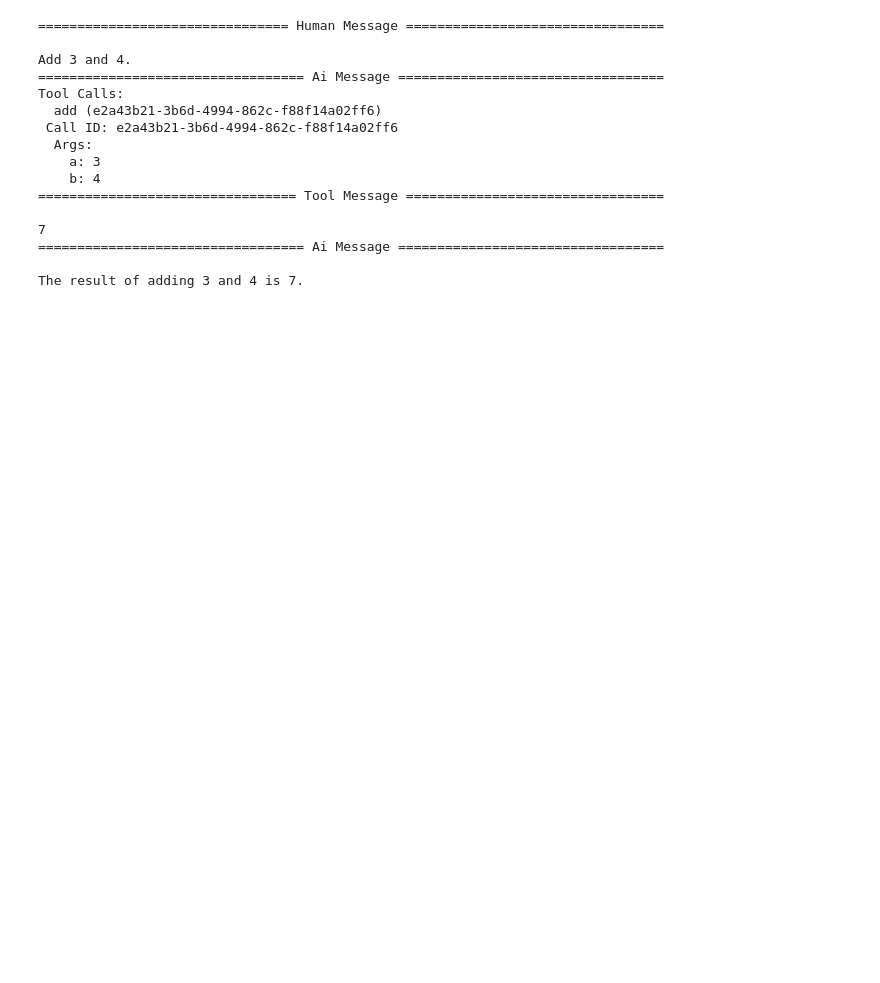
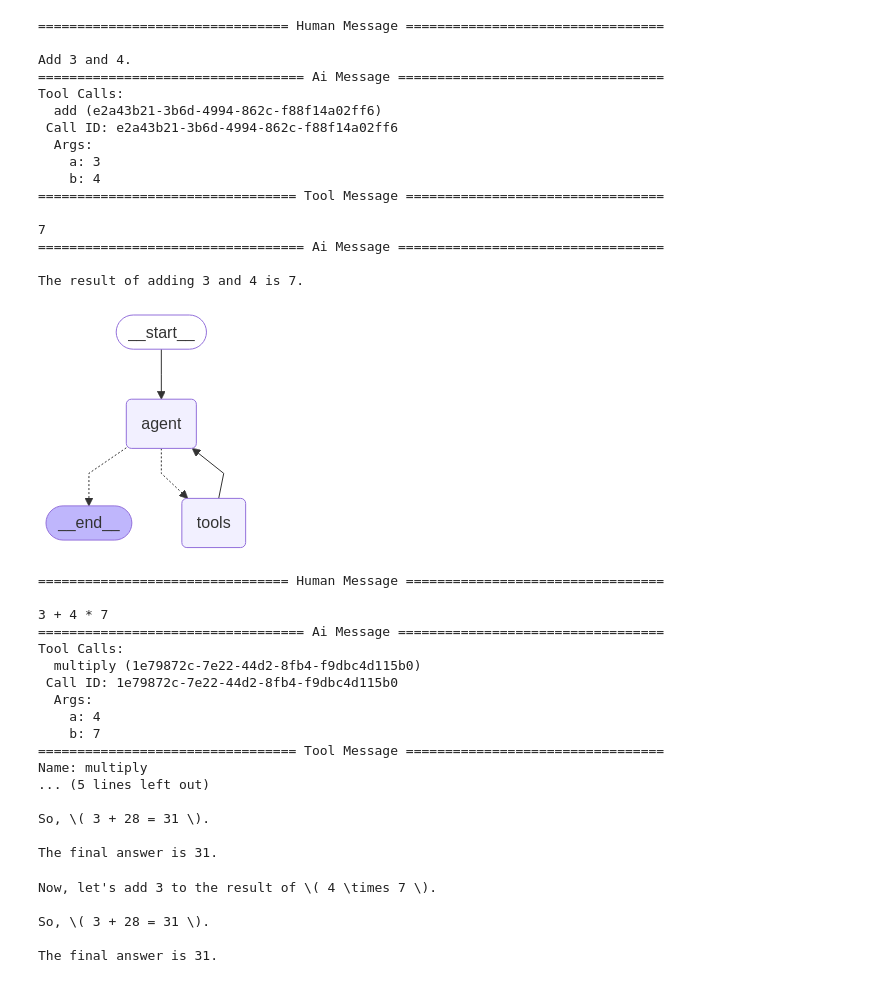
Before and after one commit to yeesem/LangGraph-AI-Agent, a Jupyter notebook: Workflow and Agent.ipynb, the cells around one changed output. Saved outputs shown, nothing was run; the diff lists cells and outputs as text; code cells hidden in the pictures; blank space fills up the shorter version.

```diff
--- a/Workflow and Agent.ipynb
+++ b/Workflow and Agent.ipynb
@@ -774,3 +776,47 @@ Tool Calls:
 ================================== Ai Message ==================================
 
 The result of adding 3 and 4 is 7.
+# %%
+### Prebuilt-Agent
+from langgraph.prebuilt import create_react_agent
+
+# Pass in:
+# (1) the augmented LLM with tools
+# (2) the tools list (which is used to create the tool node)
+pre_built_agent = create_react_agent(llm, tools=tools)
+
+# Show the agent
+display(Image(pre_built_agent.get_graph().draw_mermaid_png()))
+
+# Invoke
+messages = [HumanMessage(content="3 + 4 * 7")]
+messages = pre_built_agent.invoke({"messages": messages})
+for m in messages["messages"]:
+    m.pretty_print()
+# %% [output]
+[figure, added]
+================================ Human Message =================================
+
+3 + 4 * 7
+================================== Ai Message ==================================
+Tool Calls:
+  multiply (1e79872c-7e22-44d2-8fb4-f9dbc4d115b0)
+ Call ID: 1e79872c-7e22-44d2-8fb4-f9dbc4d115b0
+  Args:
+    a: 4
+    b: 7
+================================= Tool Message =================================
+Name: multiply
+... (5 lines left out)
+
+So, \( 3 + 28 = 31 \).
+
+The final answer is 31.
+# %%
+print(messages['messages'][-1].content)
+# %% [output]
+Now, let's add 3 to the result of \( 4 \times 7 \).
+
+So, \( 3 + 28 = 31 \).
+
+The final answer is 31.
```
Also changed, not shown: parts of 1 cell of this notebook.
